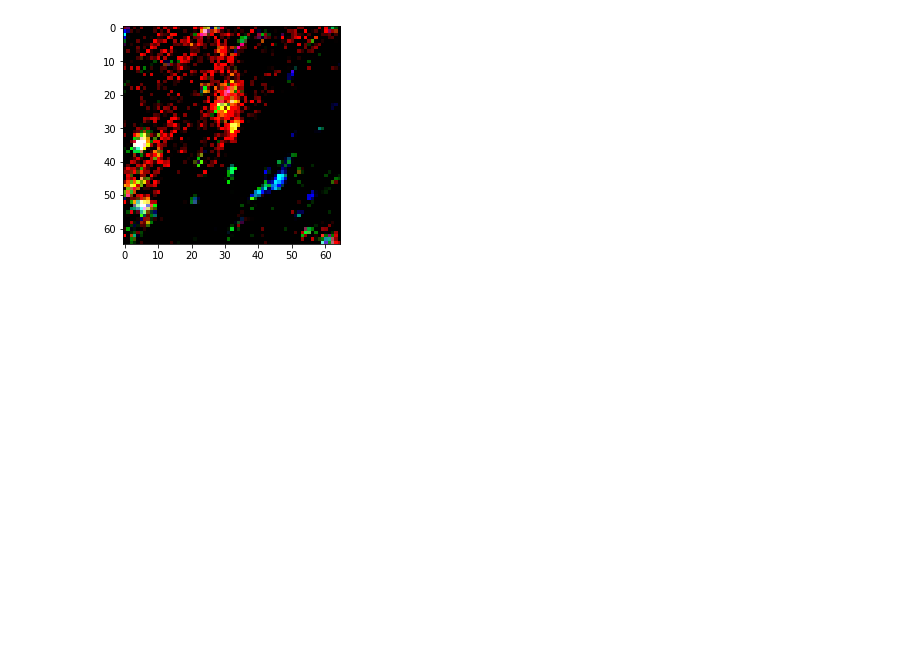
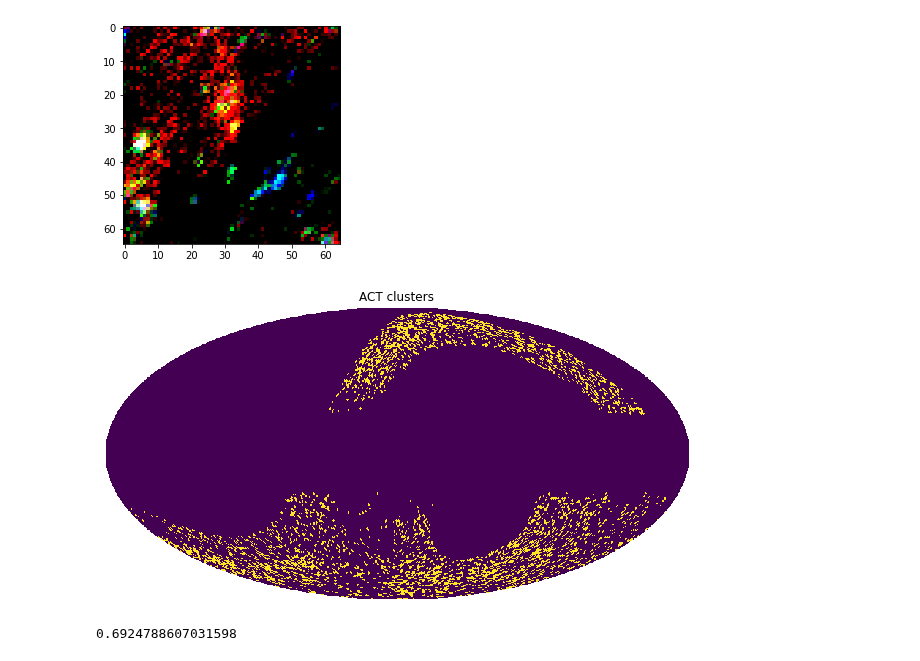
Before and after one commit to rt2122/data-segmentation-2, a Jupyter notebook: visualizations/presentation.ipynb, the cells around one changed output. Drawn from its saved outputs; the diff is of its cells as text; code cells hidden in the pictures; blank space fills up the shorter version.

```diff
--- a/visualizations/presentation.ipynb
+++ b/visualizations/presentation.ipynb
@@ -59,3 +60,12 @@ plt.imshow(pic[:, :, 3:])
 Clipping input data to the valid range for imshow with RGB data ([0..1] for floats or [0..255] for integers).
 <matplotlib.image.AxesImage at 0x...>
 [figure]
+# %%
+act = pd.read_csv('/home/rt2122/Data/original_catalogs/csv/ACT.csv')
+# %%
+nside = 2**6
+a = np.zeros(hp.nside2npix(nside))
+a[radec2pix(act['RA'], act['DEC'], nside)] = 1
+hp.mollview(a, nest=True, title='ACT clusters', cbar=False)
+# %% [output]
+[figure, added]
@@ -61,0 +75,4 @@ Clipping input data to the valid range for imshow with RGB data ([0..1] for floa
+# %%
+np.count_nonzero(df['M500'] > 2) / len(df)
+# %% [output]
+0.6924788607031598
```
Also changed, not shown: parts of 4 cells of this notebook, 2 other files.
